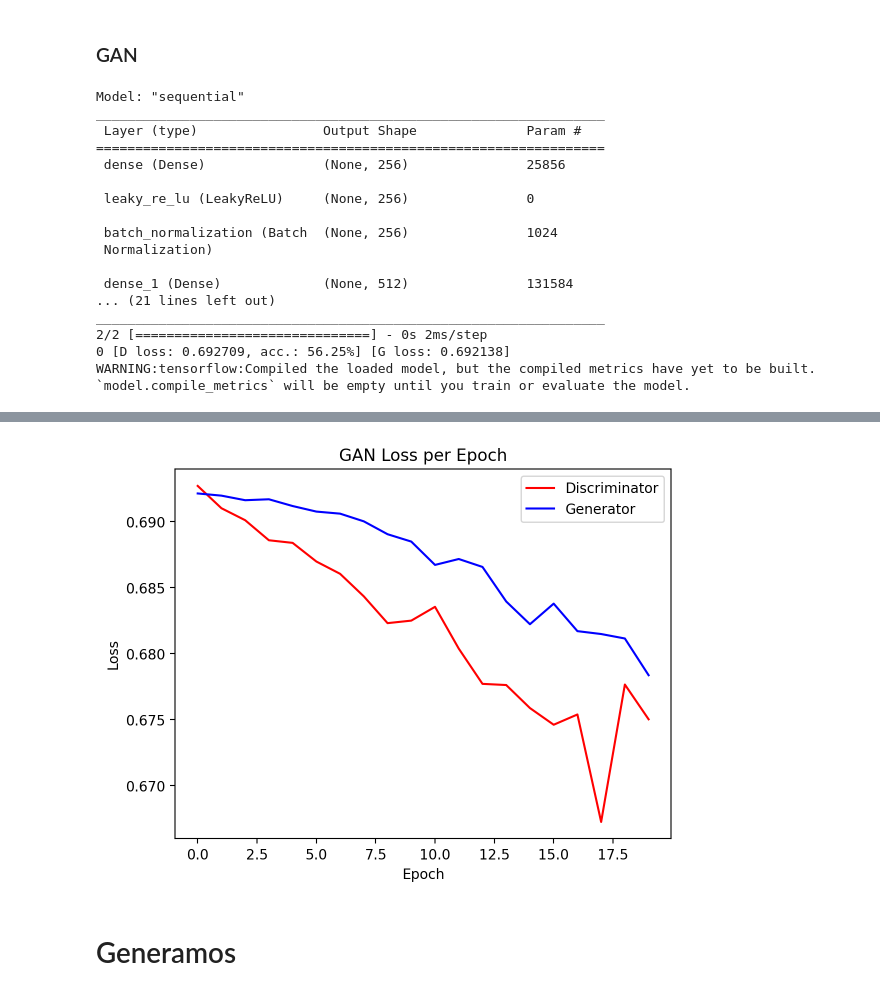
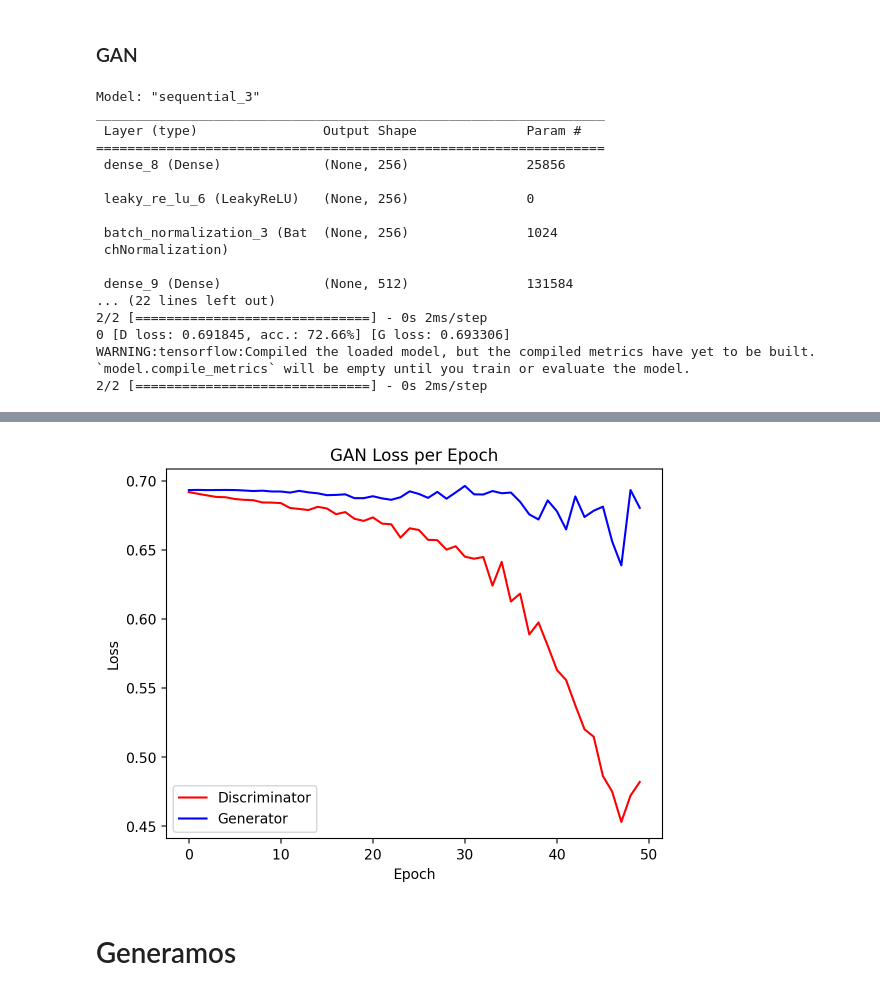
Before and after one commit to KarlaDSJ/Miausic, a Jupyter notebook: models/gan/gan.ipynb, the cells around one changed output, grey strips where cells are left out. Cells and saved outputs as stored; diff of their text form; code cells hidden in the pictures.

```diff
--- a/models/gan/gan.ipynb
+++ b/models/gan/gan.ipynb
@@ -95,22 +77,22 @@ with open('objects/notes.pickle', 'wb') as f:
 #pickle_file = open('objects/notes.pickle', 'rb')
 #lista_fichero = pickle.load(pickle_file)
 gan = GAN(notes)
-gan.train()
+gan.train(50)
 # %% [output]
-Model: "sequential"
+Model: "sequential_3"
 _________________________________________________________________
  Layer (type)                Output Shape              Param #
 =================================================================
- dense (Dense)               (None, 256)               25856
+ dense_8 (Dense)             (None, 256)               25856
 
- leaky_re_lu (LeakyReLU)     (None, 256)               0
+ leaky_re_lu_6 (LeakyReLU)   (None, 256)               0
 
- batch_normalization (Batch  (None, 256)               1024
- Normalization)
+ batch_normalization_3 (Bat  (None, 256)               1024
+ chNormalization)
 
- dense_1 (Dense)             (None, 512)               131584
-... (21 lines left out)
-_________________________________________________________________
+ dense_9 (Dense)             (None, 512)               131584
+... (22 lines left out)
 2/2 [==============================] - 0s 2ms/step
-0 [D loss: 0.692709, acc.: 56.25%] [G loss: 0.692138]
+0 [D loss: 0.691845, acc.: 72.66%] [G loss: 0.693306]
 WARNING:tensorflow:Compiled the loaded model, but the compiled metrics have yet to be built. `model.compile_metrics` will be empty until you train or evaluate the model.
+2/2 [==============================] - 0s 2ms/step
@@ -134,4 +116,4 @@ WARNING:tensorflow:Compiled the loaded model, but the compiled metrics have yet
-[figure, old version]
+[figure, new version]
 # %% [markdown]
 # Generamos
 # %%
```
Also changed, not shown: parts of 6 cells of this notebook, 9 other files.
